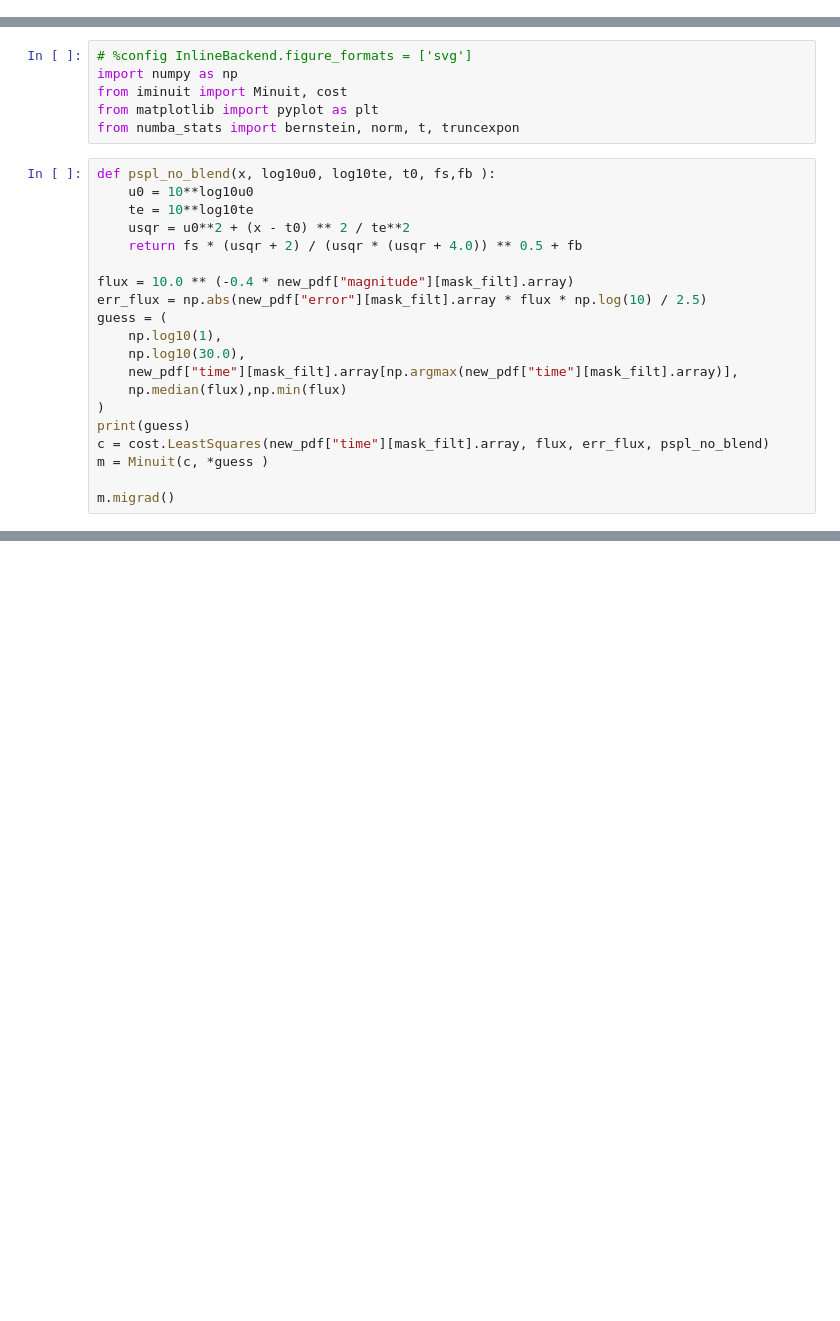
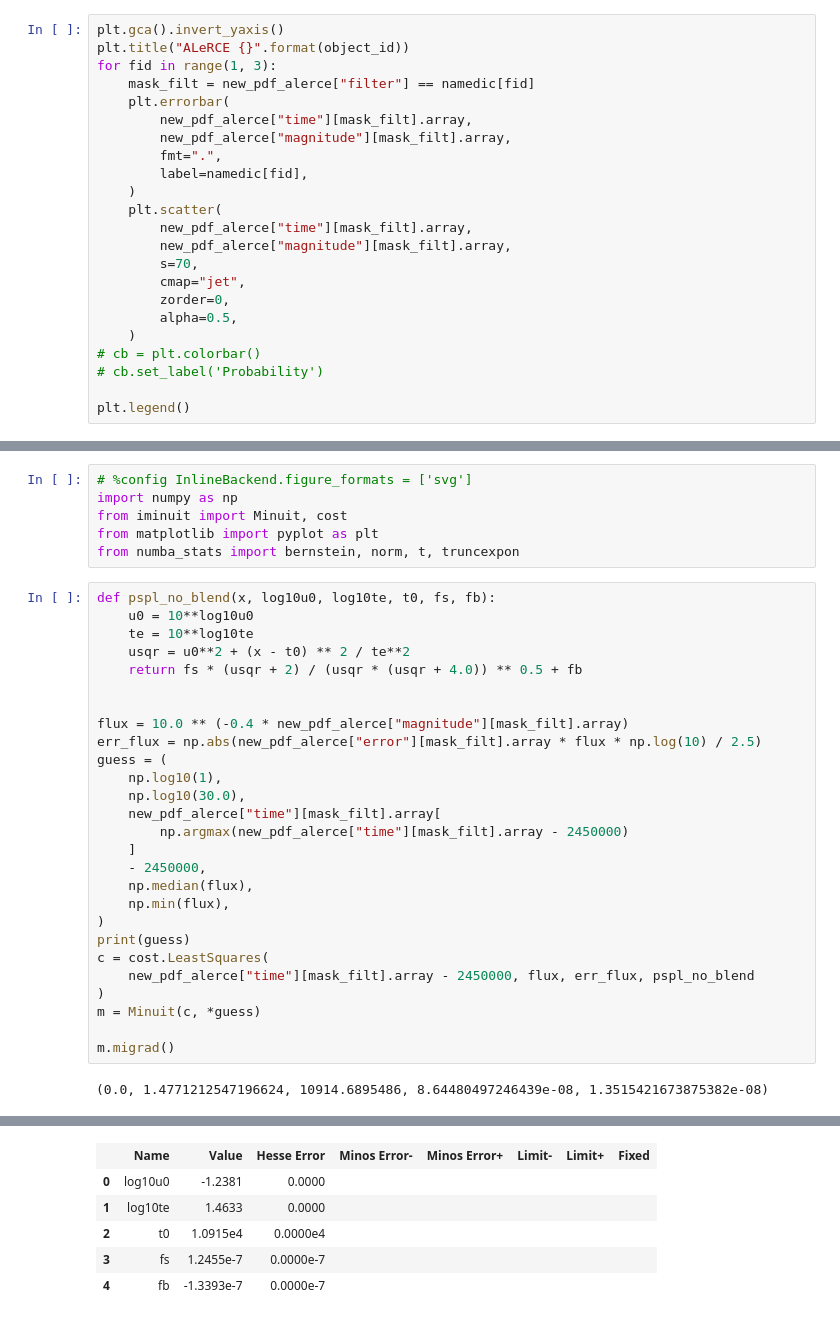
Before and after one commit to mpgh/tom_opm_tools, a Jupyter notebook: OPM_test_event_ZTF2025/test_event_2025_ZTF_fink.ipynb, the cells around one changed output, grey strips where cells are left out. Saved outputs shown, nothing was run; the diff lists cells and outputs as text; blank space fills up the shorter version.

```diff
--- a/OPM_test_event_ZTF2025/test_event_2025_ZTF_fink.ipynb
+++ b/OPM_test_event_ZTF2025/test_event_2025_ZTF_fink.ipynb
@@ -41,0 +69,23 @@ plt.legend()
+# %%
+plt.gca().invert_yaxis()
+plt.title("ALeRCE {}".format(object_id))
+for fid in range(1, 3):
+    mask_filt = new_pdf_alerce["filter"] == namedic[fid]
+    plt.errorbar(
+        new_pdf_alerce["time"][mask_filt].array,
+        new_pdf_alerce["magnitude"][mask_filt].array,
+        fmt=".",
+        label=namedic[fid],
+    )
+    plt.scatter(
+        new_pdf_alerce["time"][mask_filt].array,
+        new_pdf_alerce["magnitude"][mask_filt].array,
+        s=70,
+        cmap="jet",
+        zorder=0,
+        alpha=0.5,
+    )
+# cb = plt.colorbar()
+# cb.set_label('Probability')
+
+plt.legend()
@@ -46,22 +99,31 @@ from iminuit import Minuit, cost
 from matplotlib import pyplot as plt
 from numba_stats import bernstein, norm, t, truncexpon
 # %%
-def pspl_no_blend(x, log10u0, log10te, t0, fs,fb ):
+def pspl_no_blend(x, log10u0, log10te, t0, fs, fb):
     u0 = 10**log10u0
     te = 10**log10te
     usqr = u0**2 + (x - t0) ** 2 / te**2
     return fs * (usqr + 2) / (usqr * (usqr + 4.0)) ** 0.5 + fb
 
-flux = 10.0 ** (-0.4 * new_pdf["magnitude"][mask_filt].array)
-err_flux = np.abs(new_pdf["error"][mask_filt].array * flux * np.log(10) / 2.5)
+
+flux = 10.0 ** (-0.4 * new_pdf_alerce["magnitude"][mask_filt].array)
+err_flux = np.abs(new_pdf_alerce["error"][mask_filt].array * flux * np.log(10) / 2.5)
 guess = (
     np.log10(1),
     np.log10(30.0),
-    new_pdf["time"][mask_filt].array[np.argmax(new_pdf["time"][mask_filt].array)],
-    np.median(flux),np.min(flux)
+    new_pdf_alerce["time"][mask_filt].array[
+        np.argmax(new_pdf_alerce["time"][mask_filt].array - 2450000)
+    ]
+    - 2450000,
+    np.median(flux),
+    np.min(flux),
 )
 print(guess)
-c = cost.LeastSquares(new_pdf["time"][mask_filt].array, flux, err_flux, pspl_no_blend)
-m = Minuit(c, *guess )
+c = cost.LeastSquares(
+    new_pdf_alerce["time"][mask_filt].array - 2450000, flux, err_flux, pspl_no_blend
+)
+m = Minuit(c, *guess)
 
 m.migrad()
+# %% [output]
+(0.0, 1.4771212547196624, 10914.6895486, 8.64480497246439e-08, 1.3515421673875382e-08)
@@ -67,0 +136,6 @@ m.migrad()
+|  | Name | Value | Hesse Error | Minos Error- | Minos Error+ | Limit- | Limit+ | Fixed |
+| 0 | log10u0 | -1.2381 | 0.0000 |  |  |  |  |  |
+| 1 | log10te | 1.4633 | 0.0000 |  |  |  |  |  |
+| 2 | t0 | 1.0915e4 | 0.0000e4 |  |  |  |  |  |
+| 3 | fs | 1.2455e-7 | 0.0000e-7 |  |  |  |  |  |
+| 4 | fb | -1.3393e-7 | 0.0000e-7 |  |  |  |  |  |
```
Also changed, not shown: parts of 8 cells of this notebook, 3 other files.
